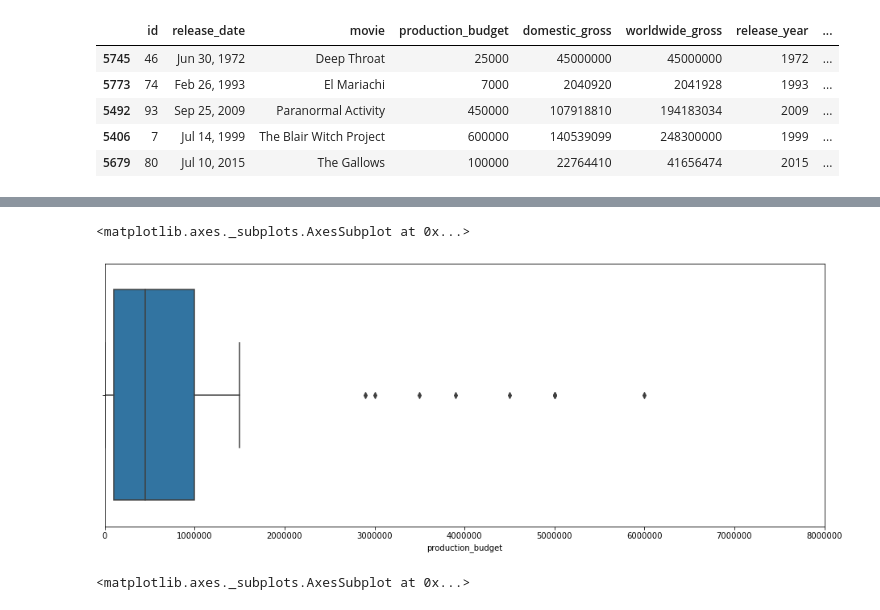
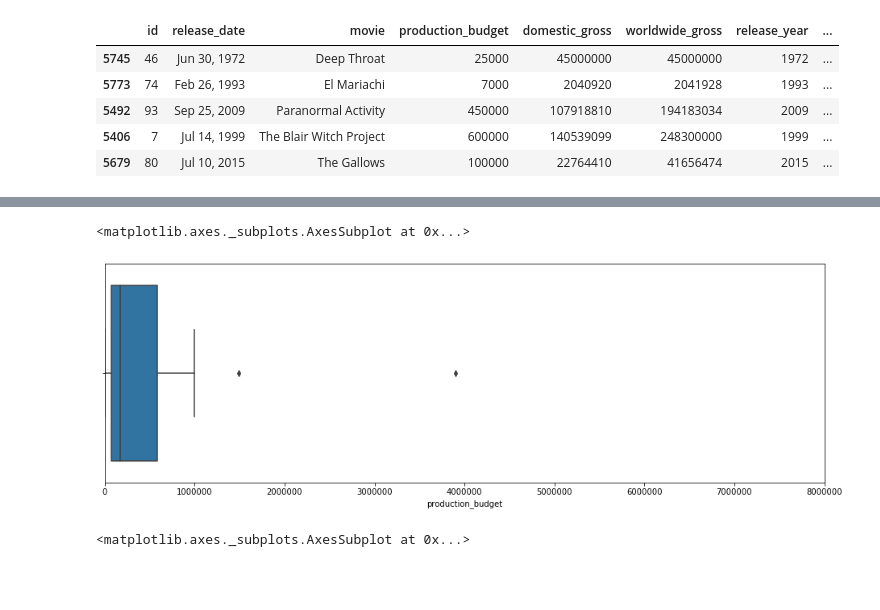
Before and after one commit to clreiner/dsc-project-template, a Jupyter notebook: scratch_notebooks/joinbudgetstoinfo.ipynb, the cells around one changed output, grey strips where cells are left out. Saved outputs shown, nothing was run; the diff lists cells and outputs as text; code cells hidden in the pictures; blank space fills up the shorter version.

```diff
--- a/scratch_notebooks/joinbudgetstoinfo.ipynb
+++ b/scratch_notebooks/joinbudgetstoinfo.ipynb
@@ -97,6 +106,7 @@ sns.scatterplot(data= budgets_df[budgets_df['movie']  != 'Deep Throat'], x = 'pr
 # %%
+#create new df to contain high and low roi movies, based on both domestic and worldwide roi
 dom_high_roi_df = budgets_df[budgets_df['domestic_roi'] >= 50]
-ww_high_roi_df = budgets_df[budgets_df['worldwide_roi'] >= 50]
-dom_low_roi_df = budgets_df[budgets_df['domestic_roi'] < 100]
+ww_high_roi_df = budgets_df[budgets_df['worldwide_roi'] >= 100]
+dom_low_roi_df = budgets_df[budgets_df['domestic_roi'] < 50]
 ww_low_roi_df = budgets_df[budgets_df['worldwide_roi'] < 100]
 # %%
@@ -116,8 +128,9 @@ sns.boxplot(dom_low_roi_df['production_budget'])
 # %%
-plt.figure(figsize = (16, 6))
+#boxplot to see distribution of production budgets for high worldwide roi films
+plt.figure(figsize = (16, 5))
 plt.xlim(0, 8000000)
 sns.boxplot(ww_high_roi_df['production_budget'])
 # %% [output]
 <matplotlib.axes._subplots.AxesSubplot at 0x...>
-[figure, old version]
+[figure, new version]
 # %%
```
Also changed, not shown: parts of 26 cells of this notebook, 3 other files.
